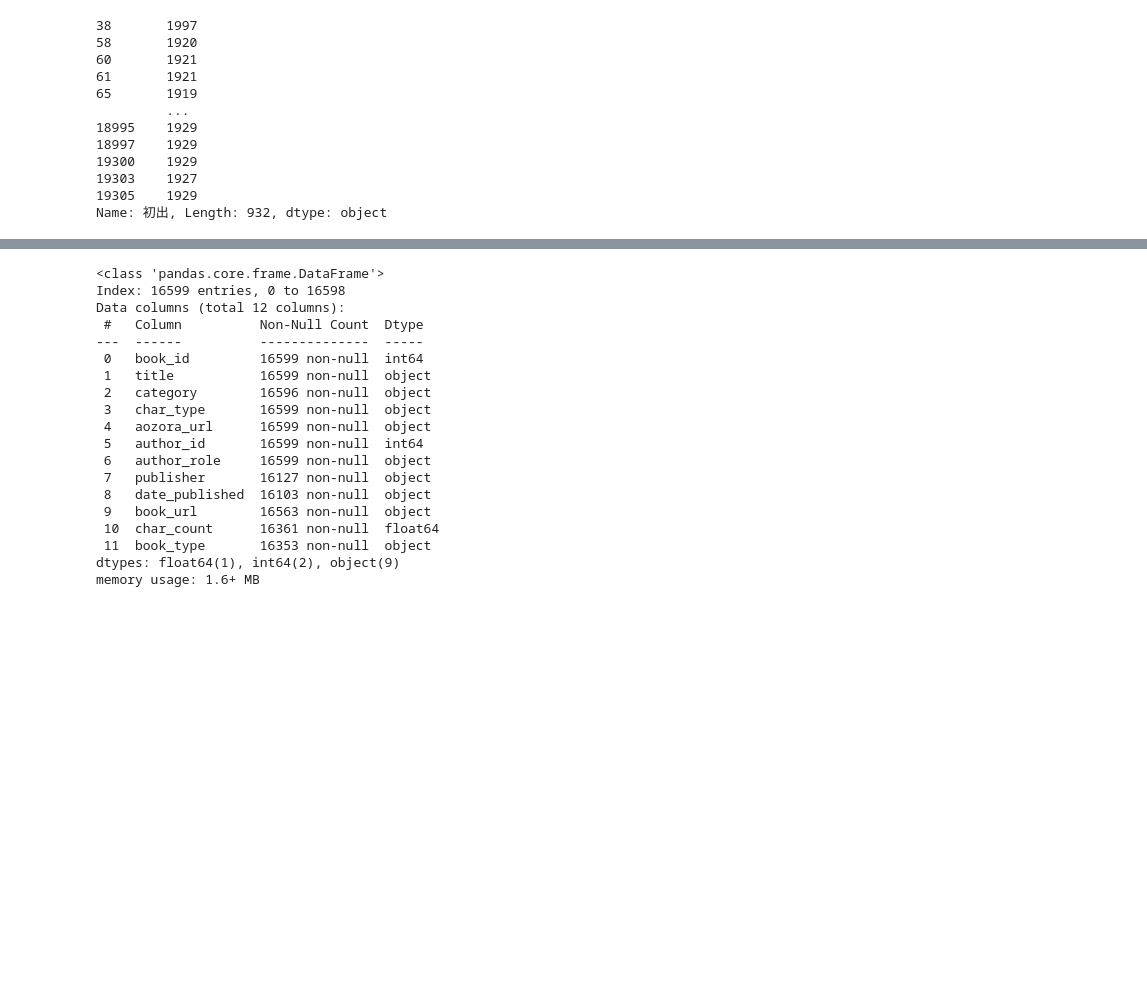
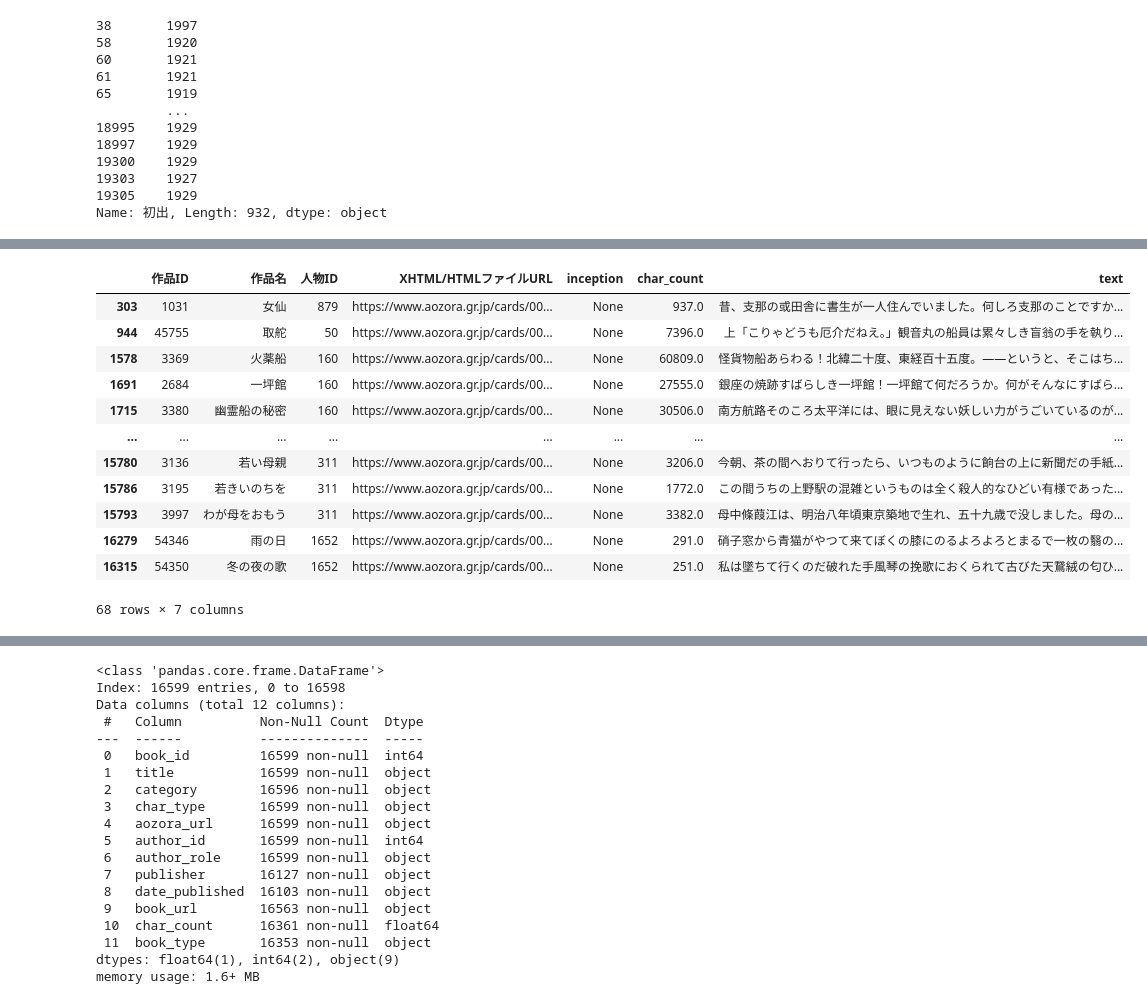
Before and after one commit to j-chowder/japanese_literature, a Jupyter notebook: eda.ipynb, the cells around one changed output, grey strips where cells are left out. Saved outputs shown, nothing was run; the diff lists cells and outputs as text; code cells hidden in the pictures; blank space fills up the shorter version.

```diff
--- a/eda.ipynb
+++ b/eda.ipynb
@@ -132,0 +277,2 @@ new_years
+# %%
+merged['inception'] = merged['inception'].combine_first(merged['inception_y'])
@@ -132,0 +284,2 @@ new_years
+# %%
+merged = merged.drop(columns='inception_y')
@@ -132,0 +308,18 @@ new_years
+# %%
+na = merged[merged['inception'].isna()]
+# %%
+na[na['作品ID'].isin(add)]
+# %% [output]
+|  | 作品ID | 作品名 | 人物ID | XHTML/HTMLファイルURL | inception | char_count | text |
+| 303 | 1031 | 女仙 | 879 | https://www.aozora.gr.jp/cards/00... | None | 937.0 | 昔、支那の或田舎に書生が一人住んでいました。何しろ支那のことですか... |
+| 944 | 45755 | 取舵 | 50 | https://www.aozora.gr.jp/cards/00... | None | 7396.0 | 上「こりゃどうも厄介だねえ。」観音丸の船員は累々しき盲翁の手を執り... |
+| 1578 | 3369 | 火薬船 | 160 | https://www.aozora.gr.jp/cards/00... | None | 60809.0 | 怪貨物船あらわる！北緯二十度、東経百十五度。――というと、そこはち... |
+| 1691 | 2684 | 一坪館 | 160 | https://www.aozora.gr.jp/cards/00... | None | 27555.0 | 銀座の焼跡すばらしき一坪館！一坪館て何だろうか。何がそんなにすばら... |
+| 1715 | 3380 | 幽霊船の秘密 | 160 | https://www.aozora.gr.jp/cards/00... | None | 30506.0 | 南方航路そのころ太平洋には、眼に見えない妖しい力がうごいているのが... |
+| ... | ... | ... | ... | ... | ... | ... | ... |
+| 15780 | 3136 | 若い母親 | 311 | https://www.aozora.gr.jp/cards/00... | None | 3206.0 | 今朝、茶の間へおりて行ったら、いつものように餉台の上に新聞だの手紙... |
+| 15786 | 3195 | 若きいのちを | 311 | https://www.aozora.gr.jp/cards/00... | None | 1772.0 | この間うちの上野駅の混雑というものは全く殺人的なひどい有様であった... |
+| 15793 | 3997 | わが母をおもう | 311 | https://www.aozora.gr.jp/cards/00... | None | 3382.0 | 母中條葭江は、明治八年頃東京築地で生れ、五十九歳で没しました。母の... |
+| 16279 | 54346 | 雨の日 | 1652 | https://www.aozora.gr.jp/cards/00... | None | 291.0 | 硝子窓から青猫がやつて来てぼくの膝にのるよろよろとまるで一枚の翳の... |
+| 16315 | 54350 | 冬の夜の歌 | 1652 | https://www.aozora.gr.jp/cards/00... | None | 251.0 | 私は墜ちて行くのだ破れた手風琴の挽歌におくられて古びた天鵞絨の匂ひ... |
+68 rows × 7 columns
```
Also changed, not shown: parts of 24 cells of this notebook, 1 other file.
